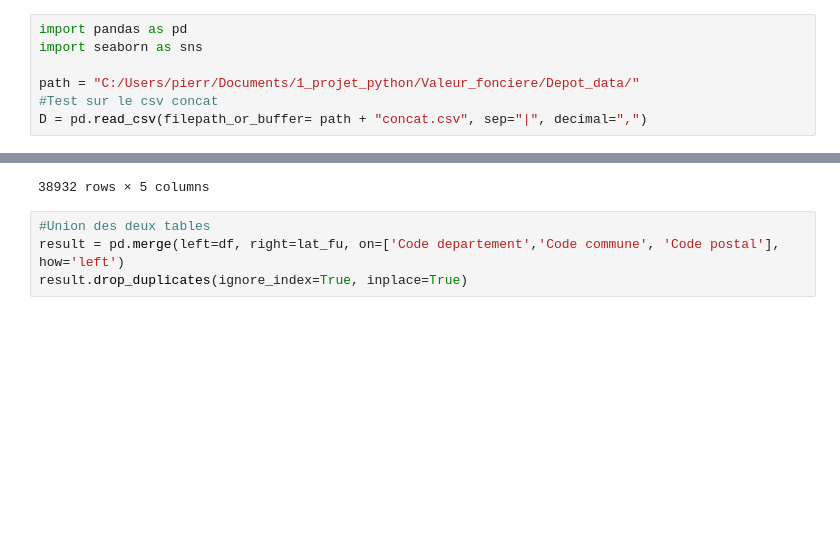
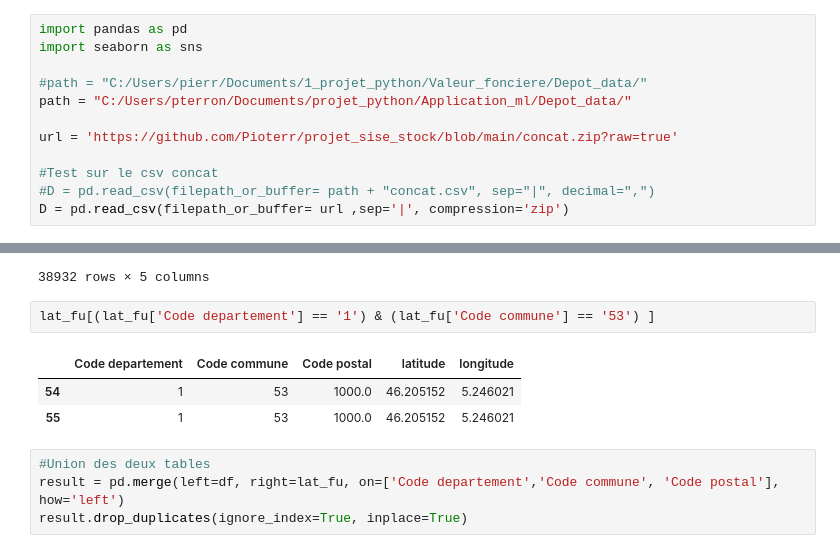
Before and after one commit to Ndeyefatou8/Machine_Learning, a Jupyter notebook: df_for_dataviz.ipynb, the cells around one changed output, grey strips where cells are left out. Saved outputs shown, nothing was run; the diff lists cells and outputs as text; blank space fills up the shorter version.

```diff
--- a/df_for_dataviz.ipynb
+++ b/df_for_dataviz.ipynb
@@ -2,9 +2,14 @@
 import pandas as pd
 import seaborn as sns
 
-path = "C:/Users/pierr/Documents/1_projet_python/Valeur_fonciere/Depot_data/"
+#path = "C:/Users/pierr/Documents/1_projet_python/Valeur_fonciere/Depot_data/"
+path = "C:/Users/pterron/Documents/projet_python/Application_ml/Depot_data/"
+
+url = 'https://github.com/Pioterr/projet_sise_stock/blob/main/concat.zip?raw=true'
+
 #Test sur le csv concat
-D = pd.read_csv(filepath_or_buffer= path + "concat.csv", sep="|", decimal=",")
+#D = pd.read_csv(filepath_or_buffer= path + "concat.csv", sep="|", decimal=",")
+D = pd.read_csv(filepath_or_buffer= url ,sep='|', compression='zip')
 # %% [markdown]
 # Data set de base
 # %%
@@ -129,6 +134,12 @@ lat_fu
 | 38935 | 976 | 16 | 97640.0 | -12.861165 | 45.118550 |
 | 38936 | 976 | 17 | 97680.0 | -12.782167 | 45.134428 |
 38932 rows × 5 columns
+# %%
+lat_fu[(lat_fu['Code departement'] == '1') & (lat_fu['Code commune'] == '53') ]
+# %% [output]
+|  | Code departement | Code commune | Code postal | latitude | longitude |
+| 54 | 1 | 53 | 1000.0 | 46.205152 | 5.246021 |
+| 55 | 1 | 53 | 1000.0 | 46.205152 | 5.246021 |
 # %%
 #Union des deux tables
 result = pd.merge(left=df, right=lat_fu, on=['Code departement','Code commune', 'Code postal'], how='left')
```
Also changed, not shown: parts of 3 cells of this notebook, 4 other files.
